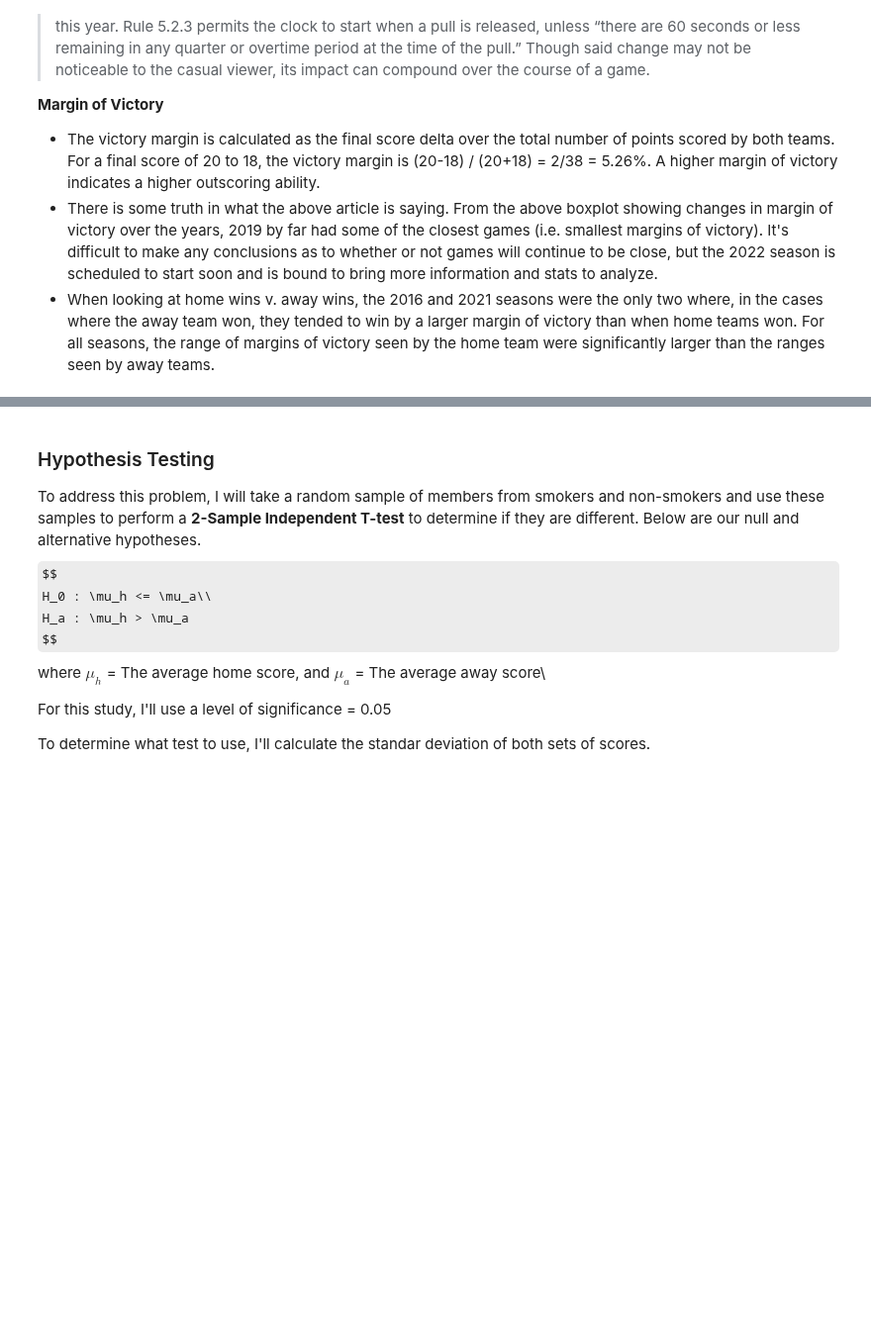
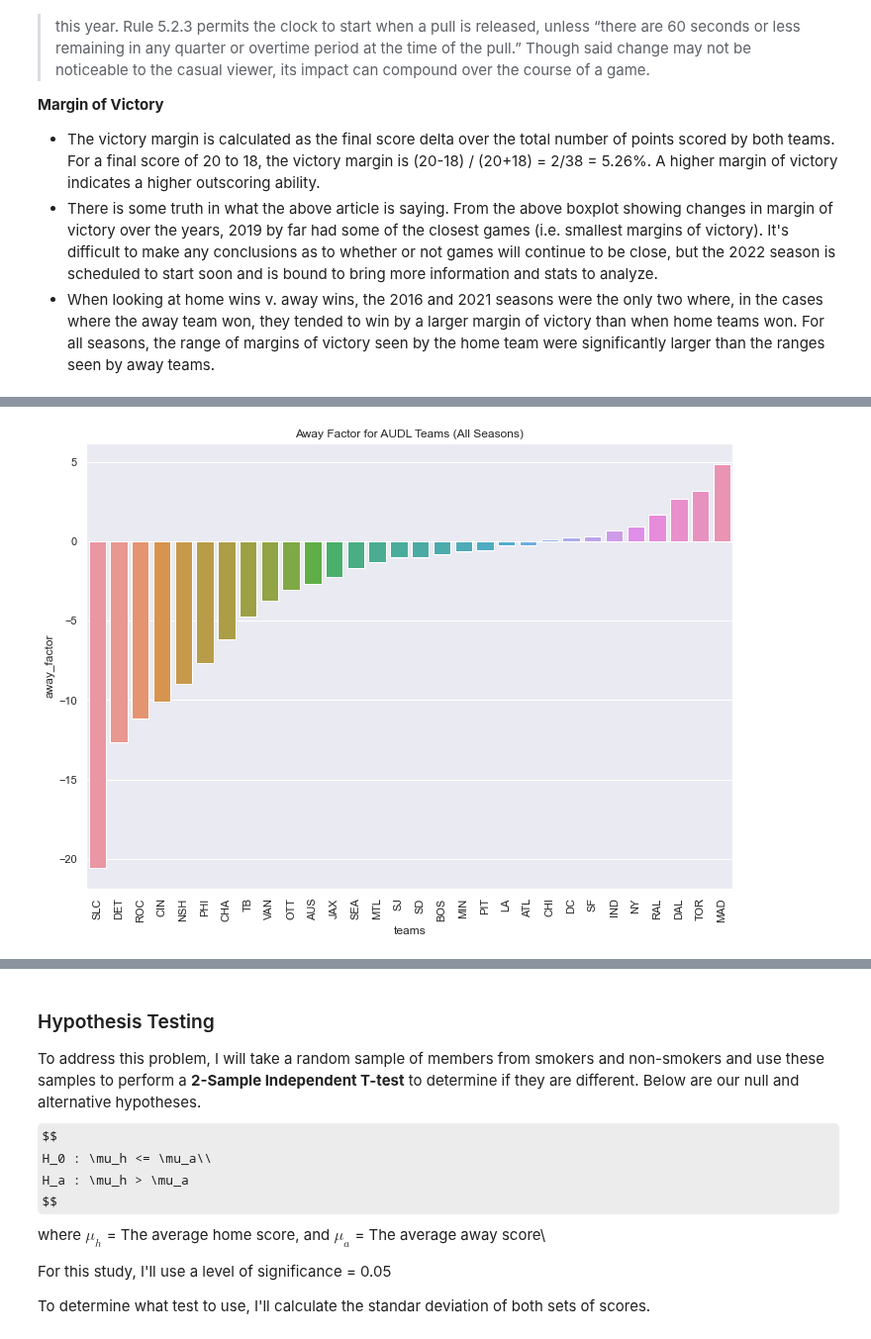
Before and after one commit to g-lorenzo/audl_ds, a Jupyter notebook: EDA.ipynb, the cells around one changed output, grey strips where cells are left out. Shown at 99% size. Saved outputs shown, nothing was run; the diff lists cells and outputs as text; code cells hidden in the pictures; some formulas as TeX source; blank space fills up the shorter version.

```diff
--- a/EDA.ipynb
+++ b/EDA.ipynb
@@ -254,0 +287,7 @@ sns.boxplot(data=df[df['is_home_team']==True],
+# %%
+sort_list = factor_df.sort_values(by='away_factor').teams
+sns.barplot(data=factor_df, x='teams', y='away_factor', order=sort_list)
+plt.title('Away Factor for AUDL Teams (All Seasons)')
+plt.xticks(rotation=90);
+# %% [output]
+[figure, added]
```
Also changed, not shown: parts of 9 cells of this notebook.
